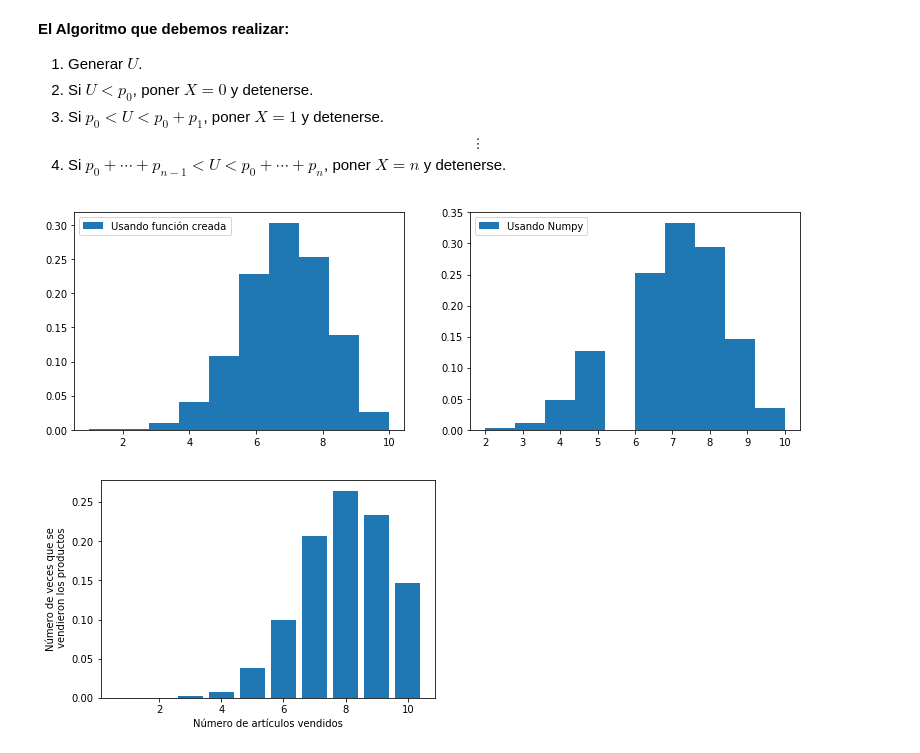
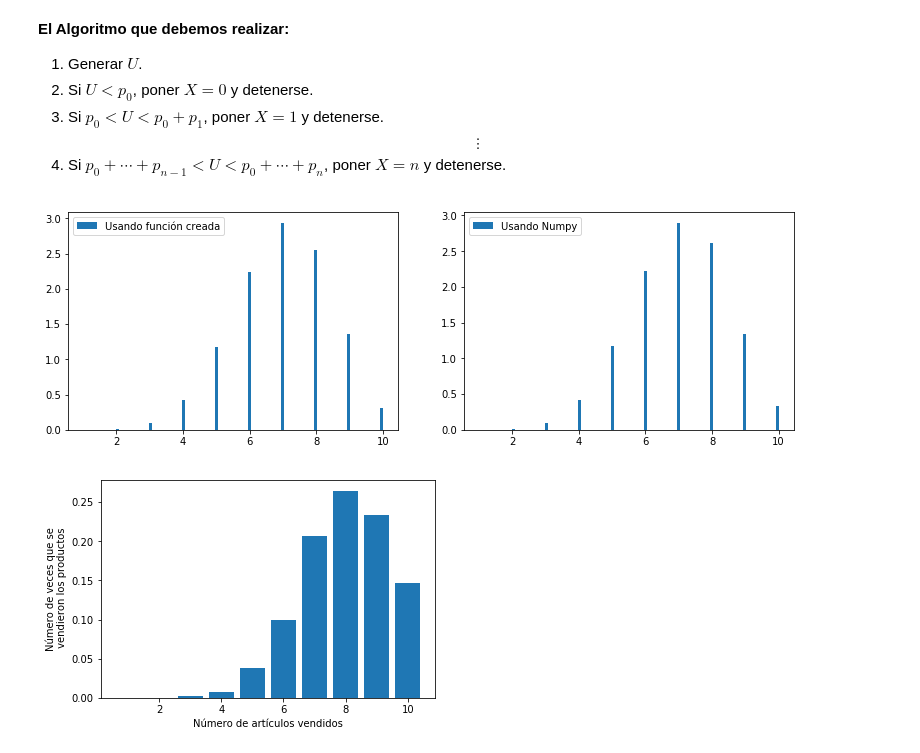
Before and after one commit to ogvilla67/SPF-2018-II, a Jupyter notebook: TEMA-2/Clase9_GenDistribucionProbabilidad.ipynb, the cells around one changed output. Saved outputs shown, nothing was run; the diff lists cells and outputs as text; code cells hidden in the pictures.

```diff
--- a/TEMA-2/Clase9_GenDistribucionProbabilidad.ipynb
+++ b/TEMA-2/Clase9_GenDistribucionProbabilidad.ipynb
@@ -325,25 +325,25 @@ def P_acum_Binomial(n,p):
 # %%
 # def D_binomial_intermedia(n,p,N):
 n = 10; p = 0.7; N = 10**4
 
 p_acum = P_acum_Binomial(n,p)
 u = np.random.rand(N)
 
 # Gráfica de resultados
 plt.figure(figsize=[13,4])
 plt.subplot(121)
 d_binomial = list(map(lambda j:sum(1 for i in p_acum if i<u[j]),range(N)))
-plt.hist(d_binomial,10,density=True,label='Usando función creada')
+plt.hist(d_binomial,100,density=True,label='Usando función creada')
 plt.legend()
 
 plt.subplot(122)
 d_bino_numpy = np.random.binomial(n,p,N)
-plt.hist(d_bino_numpy,10,density=True,label='Usando Numpy')
+plt.hist(d_bino_numpy,100,density=True,label='Usando Numpy')
 plt.legend()
 np.histogram
 plt.show()
 # %% [output]
-[figure, old version]
+[figure, new version]
 # %%
 y,n = np.histogram(d_bino_numpy,range=(0,10),normed=True)
 # y.size,n
```
Also changed, not shown: parts of 15 cells of this notebook.
